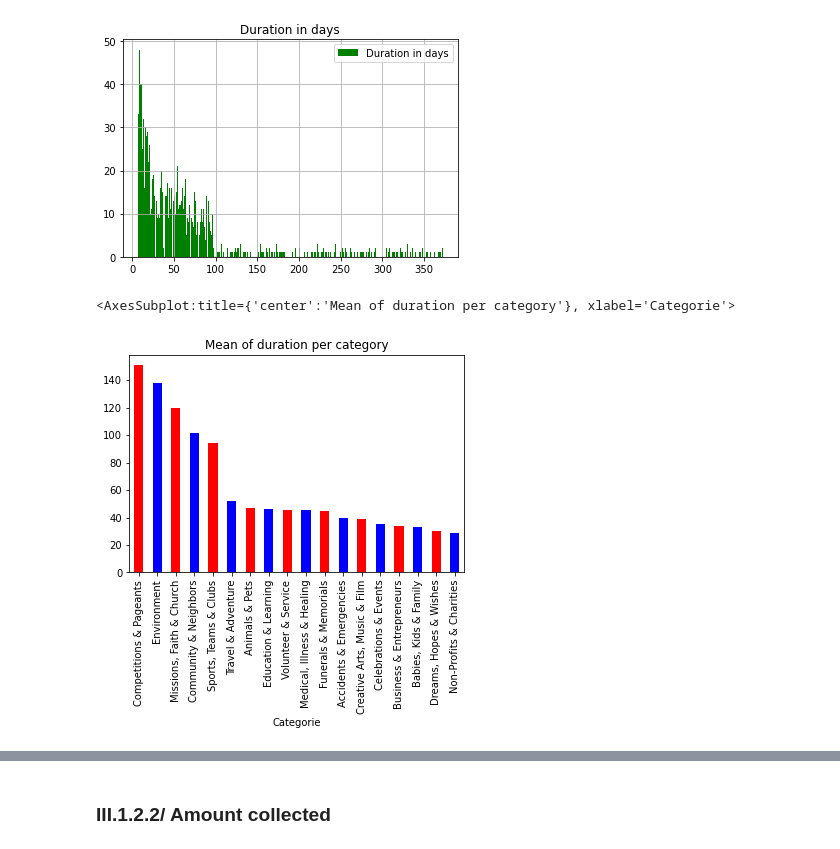
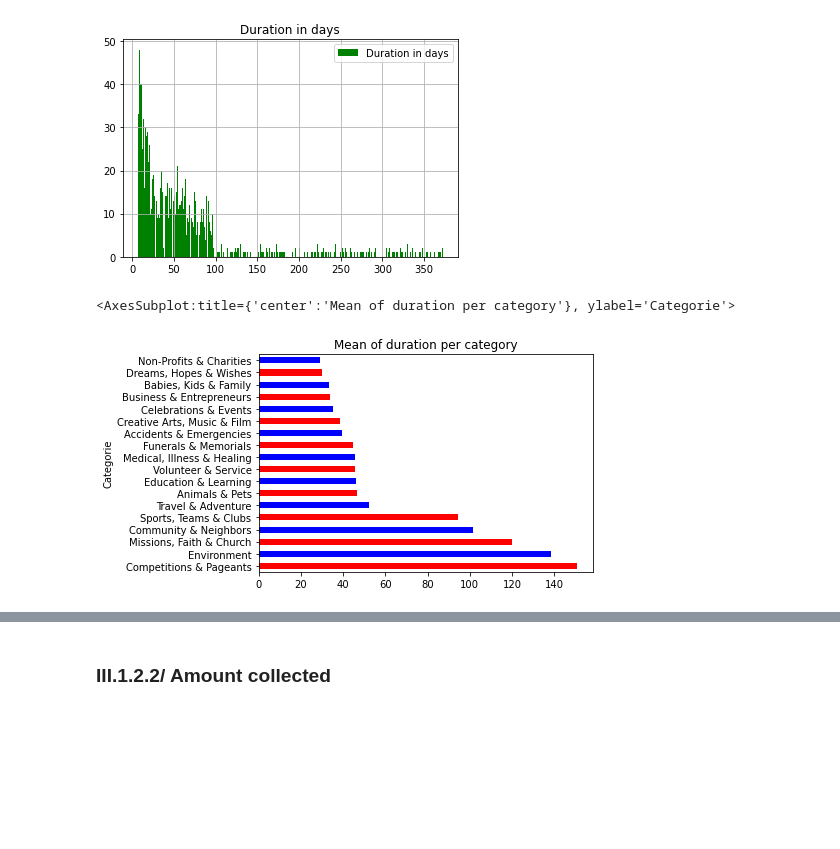
Before and after one commit to albandhauthuille/MODS203, a Jupyter notebook: III. Analysing.ipynb, the cells around one changed output, grey strips where cells are left out. Drawn from its saved outputs; the diff is of its cells as text; code cells hidden in the pictures; blank space fills up the shorter version.

```diff
--- a/III. Analysing.ipynb
+++ b/III. Analysing.ipynb
@@ -82,7 +60,7 @@ plt=df.hist(column='Duration in days', bins=400, legend=True, color='g')
 # %% [output]
 [figure]
 # %%
-df.groupby('Categorie')['Duration in days'].mean().nlargest(n).plot.bar( color=['r','b'],title='Mean of duration per category')
+df.groupby('Categorie')['Duration in days'].mean().nlargest(n).plot.barh( color=['r','b'],title='Mean of duration per category')
 # %% [output]
-<AxesSubplot:title={'center':'Mean of duration per category'}, xlabel='Categorie'>
+<AxesSubplot:title={'center':'Mean of duration per category'}, ylabel='Categorie'>
-[figure, old version]
+[figure, new version]
```
Also changed, not shown: parts of 40 cells of this notebook, 4 other files.
